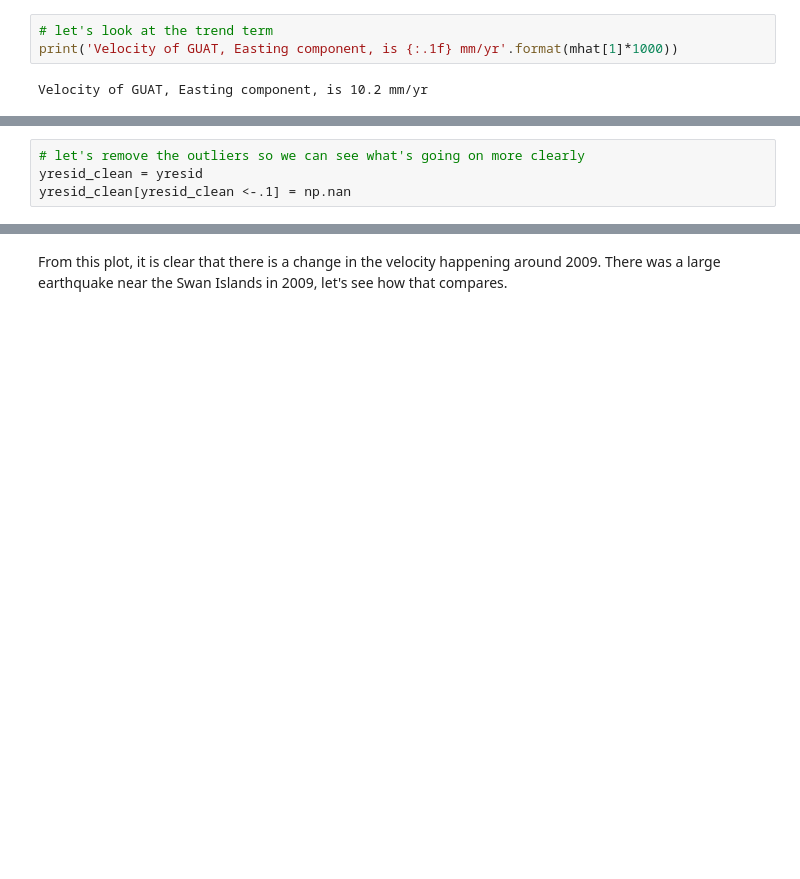
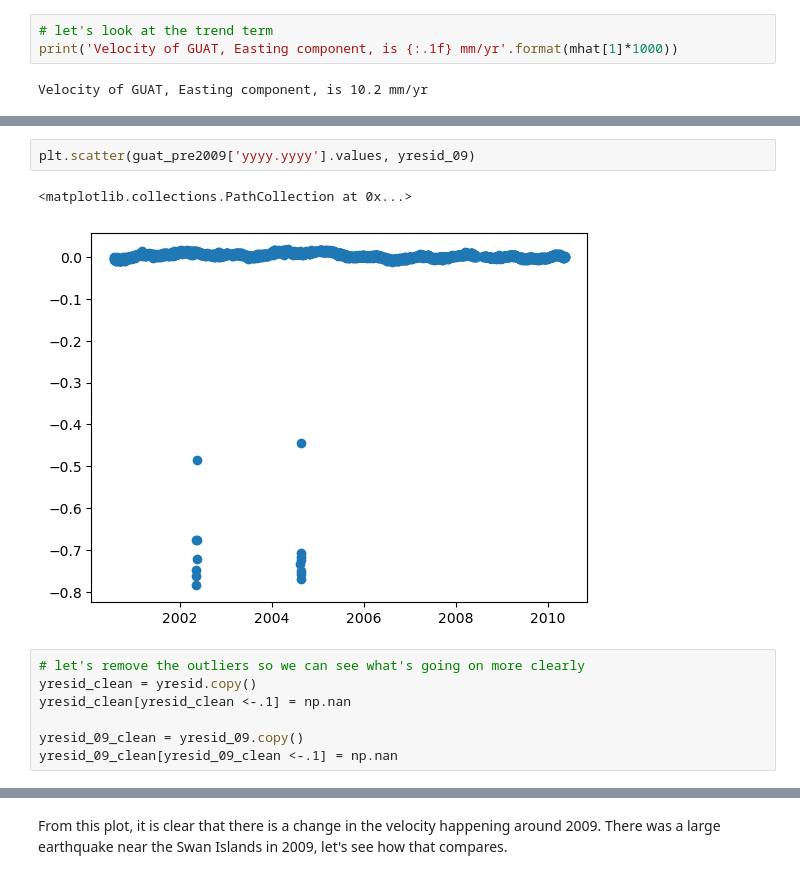
Before and after one commit to jlmaurer/gemlab, a Jupyter notebook: tutorials/Fitting trends and offsets to GNSS time-series.ipynb, the cells around one changed output, grey strips where cells are left out. Drawn from its saved outputs; the diff is of its cells as text; blank space fills up the shorter version.

```diff
--- a/tutorials/Fitting trends and offsets to GNSS time-series.ipynb
+++ b/tutorials/Fitting trends and offsets to GNSS time-series.ipynb
@@ -139,5 +165,13 @@ plt.scatter(guat['yyyy.yyyy'].values, yresid)
+# %%
+plt.scatter(guat_pre2009['yyyy.yyyy'].values, yresid_09)
+# %% [output]
+<matplotlib.collections.PathCollection at 0x...>
+[figure, added]
 # %%
 # let's remove the outliers so we can see what's going on more clearly
-yresid_clean = yresid
+yresid_clean = yresid.copy()
 yresid_clean[yresid_clean <-.1] = np.nan
+
+yresid_09_clean = yresid_09.copy()
+yresid_09_clean[yresid_09_clean <-.1] = np.nan
 # %%
```
Also changed, not shown: parts of 10 cells of this notebook, 4 other files.
